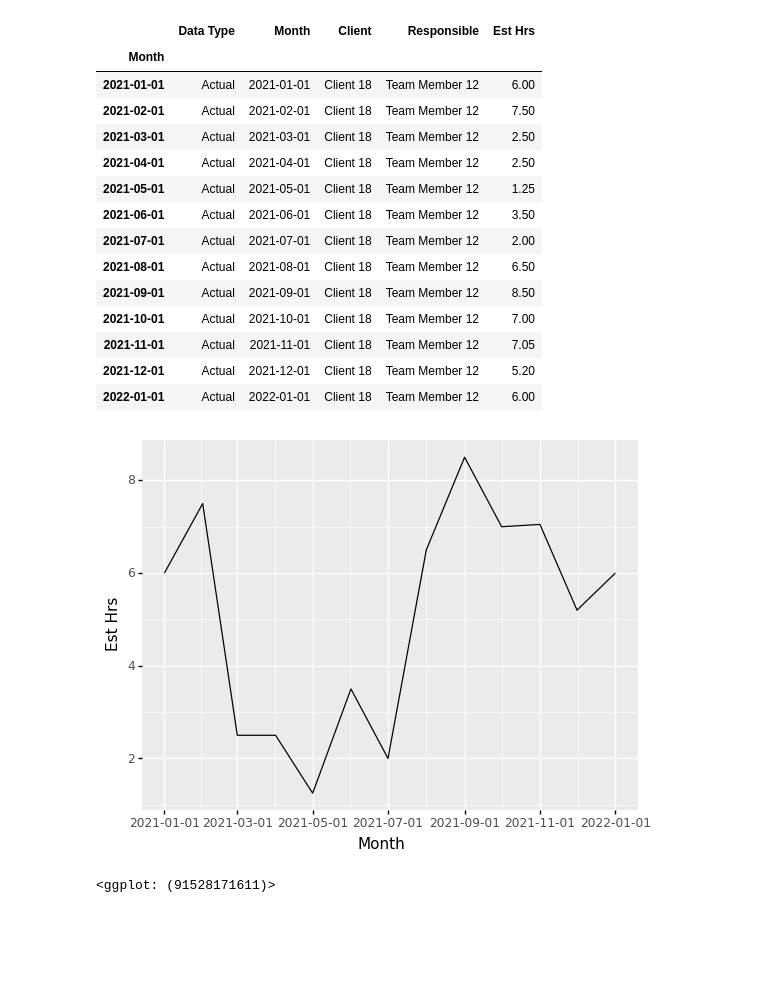
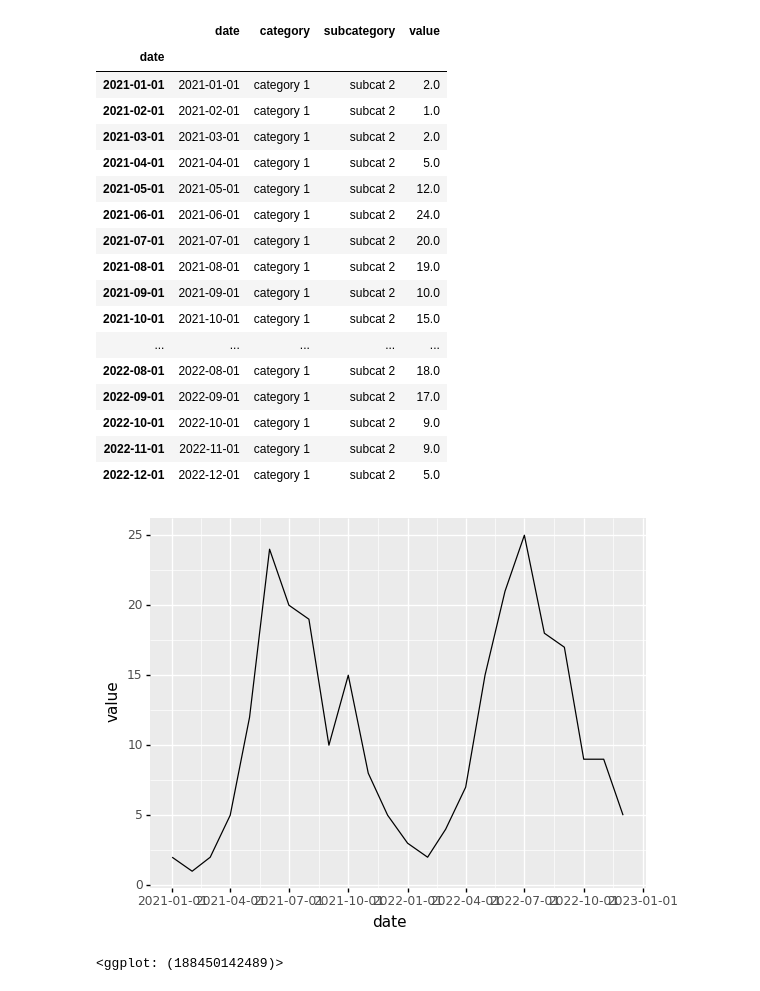
Before and after one commit to benton-tripp/hyperarchal-ts, a Jupyter notebook: notebooks/exp.ipynb, the cells around one changed output. Cells and saved outputs as stored; diff of their text form; code cells hidden in the pictures; blank space fills up the shorter version.

```diff
--- a/notebooks/exp.ipynb
+++ b/notebooks/exp.ipynb
@@ -3,21 +3,28 @@
 
 # Import libraries
 import pandas as pd
-from datetime import datetime
-import matplotlib.pylab as plt
 from plotnine import ggplot, aes, geom_line
-import statsmodels.api as sm
 import numpy as np
-from statsmodels.graphics import tsaplots
 from statsmodels.tsa.arima.model import ARIMA
 from dateutil.relativedelta import relativedelta
 import itertools
-import hts
 
 %matplotlib inline
 
 
-# Read
-df = pd.read_csv('../data/dataset.csv')
-df.head()
+
+def get_data(file_loc, verbose=True):
+    data = pd.read_csv(file_loc)
+    # Update Data Types
+    data['date'] = pd.to_datetime(data['date'])
+    data['subcategory'] = data['subcategory'].astype('category')
+    data['category'] = data['category'].astype('category')
+    if verbose is True:
+        display(data.head())
+        data.info()
+    return data
+
+# Read data
+h_df = get_data('../data/hierarchal_agg.csv')
+g_df = get_data('../data/grouped_agg.csv')
 # %% [output]
@@ -100,30 +117,33 @@ Name: Count, Length: 2730, dtype: int64
 # %%
-# Example of Team member with all 13 months with one client
-example = df.loc[(df.Responsible == 'Team Member 12') & (df.Client == 'Client 18')].sort_values(by='Month')
-example.index = pd.DatetimeIndex(example.Month, freq=pd.DatetimeIndex(example.Month).inferred_freq)
+# Example of category with all dates with one subcategory
+example = h_df.loc[(h_df.category == 'category 1') & (h_df.subcategory == 'subcat 2')].sort_values(by='date')
+example.index = pd.DatetimeIndex(example.date, freq=pd.DatetimeIndex(example.date).inferred_freq)
 
 display(example)
 
 (
     ggplot(example)
-    + aes(x='Month', y='Est Hrs')
+    + aes(x='date', y='value')
     + geom_line()
 )
 # %% [output]
-|  | Data Type | Month | Client | Responsible | Est Hrs |
-| Month |  |  |  |  |  |
-| 2021-01-01 | Actual | 2021-01-01 | Client 18 | Team Member 12 | 6.00 |
-| 2021-02-01 | Actual | 2021-02-01 | Client 18 | Team Member 12 | 7.50 |
-| 2021-03-01 | Actual | 2021-03-01 | Client 18 | Team Member 12 | 2.50 |
-| 2021-04-01 | Actual | 2021-04-01 | Client 18 | Team Member 12 | 2.50 |
-| 2021-05-01 | Actual | 2021-05-01 | Client 18 | Team Member 12 | 1.25 |
-| 2021-06-01 | Actual | 2021-06-01 | Client 18 | Team Member 12 | 3.50 |
-| 2021-07-01 | Actual | 2021-07-01 | Client 18 | Team Member 12 | 2.00 |
-| 2021-08-01 | Actual | 2021-08-01 | Client 18 | Team Member 12 | 6.50 |
-| 2021-09-01 | Actual | 2021-09-01 | Client 18 | Team Member 12 | 8.50 |
-| 2021-10-01 | Actual | 2021-10-01 | Client 18 | Team Member 12 | 7.00 |
-| 2021-11-01 | Actual | 2021-11-01 | Client 18 | Team Member 12 | 7.05 |
-| 2021-12-01 | Actual | 2021-12-01 | Client 18 | Team Member 12 | 5.20 |
-| 2022-01-01 | Actual | 2022-01-01 | Client 18 | Team Member 12 | 6.00 |
+|  | date | category | subcategory | value |
+| date |  |  |  |  |
+| 2021-01-01 | 2021-01-01 | category 1 | subcat 2 | 2.0 |
+| 2021-02-01 | 2021-02-01 | category 1 | subcat 2 | 1.0 |
+| 2021-03-01 | 2021-03-01 | category 1 | subcat 2 | 2.0 |
+| 2021-04-01 | 2021-04-01 | category 1 | subcat 2 | 5.0 |
+| 2021-05-01 | 2021-05-01 | category 1 | subcat 2 | 12.0 |
+| 2021-06-01 | 2021-06-01 | category 1 | subcat 2 | 24.0 |
+| 2021-07-01 | 2021-07-01 | category 1 | subcat 2 | 20.0 |
+| 2021-08-01 | 2021-08-01 | category 1 | subcat 2 | 19.0 |
+| 2021-09-01 | 2021-09-01 | category 1 | subcat 2 | 10.0 |
+| 2021-10-01 | 2021-10-01 | category 1 | subcat 2 | 15.0 |
+| ... | ... | ... | ... | ... |
+| 2022-08-01 | 2022-08-01 | category 1 | subcat 2 | 18.0 |
+| 2022-09-01 | 2022-09-01 | category 1 | subcat 2 | 17.0 |
+| 2022-10-01 | 2022-10-01 | category 1 | subcat 2 | 9.0 |
+| 2022-11-01 | 2022-11-01 | category 1 | subcat 2 | 9.0 |
+| 2022-12-01 | 2022-12-01 | category 1 | subcat 2 | 5.0 |
-[figure, old version]
+[figure, new version]
-<ggplot: (91528171611)>
+<ggplot: (188450142489)>
```
Also changed, not shown: parts of 17 cells of this notebook, 3 other files.
